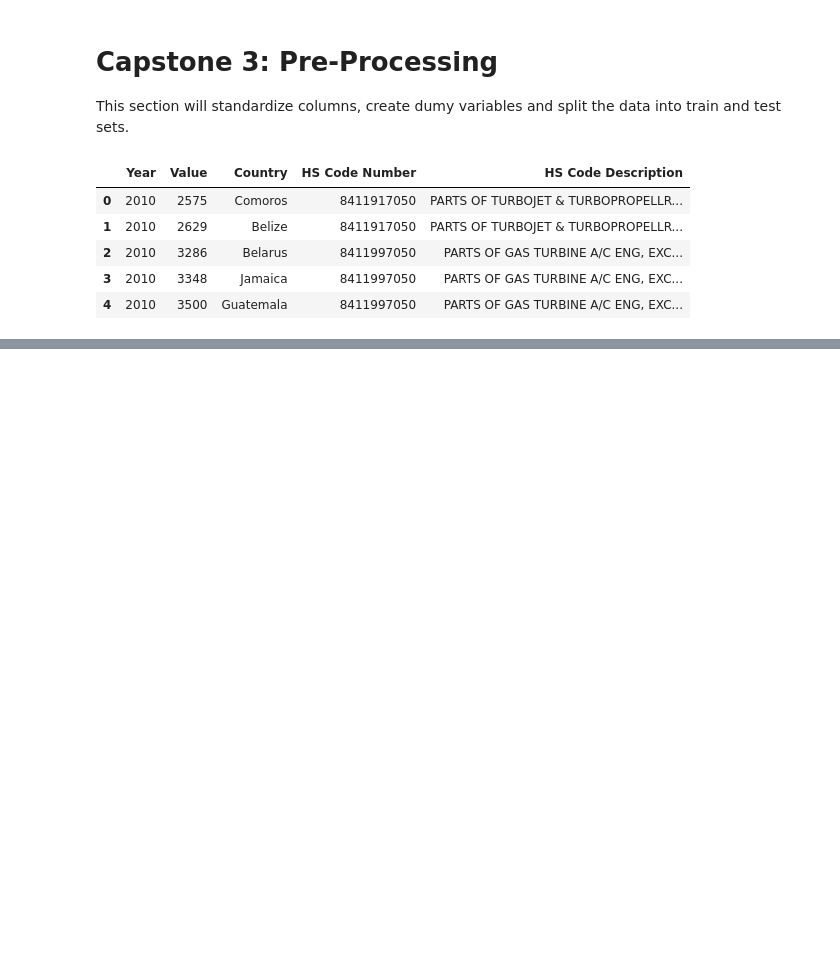
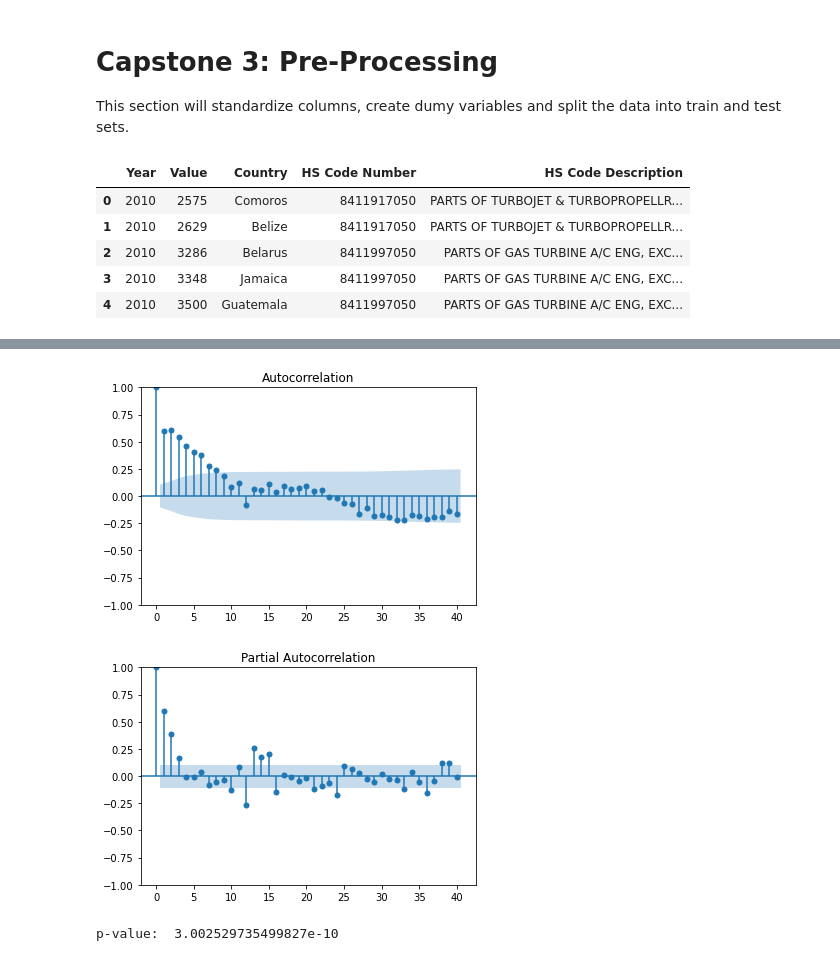
Before and after one commit to ashleyg16/Capstone3, a Jupyter notebook: Notebooks/Pre-Processing and Modeling.ipynb, the cells around one changed output, grey strips where cells are left out. Saved outputs shown, nothing was run; the diff lists cells and outputs as text; code cells hidden in the pictures; blank space fills up the shorter version.

```diff
--- a/Notebooks/Pre-Processing and Modeling.ipynb
+++ b/Notebooks/Pre-Processing and Modeling.ipynb
@@ -37,0 +181,15 @@ exports.Country.nunique()
+# %%
+plot_acf(yearly_shipments['year_diff'].iloc[12:], lags=40)
+plt.show()
+plot_pacf(yearly_shipments['year_diff'].iloc[12:], lags=40)
+plt.show()
+# %% [output]
+[figure, added]
+[figure, added]
+# %%
+#going to see if taking a first difference of the yearly corrected data helps at all
+yearly_shipments['first_year_diff'] = yearly_shipments['year_diff'].diff(1)
+ys_results3 = adfuller(yearly_shipments['first_year_diff'].dropna(inplace = False))
+print('p-value: ', ys_results3[1])
+# %% [output]
+p-value:  3.002529735499827e-10
```
Also changed, not shown: parts of 35 cells of this notebook.
